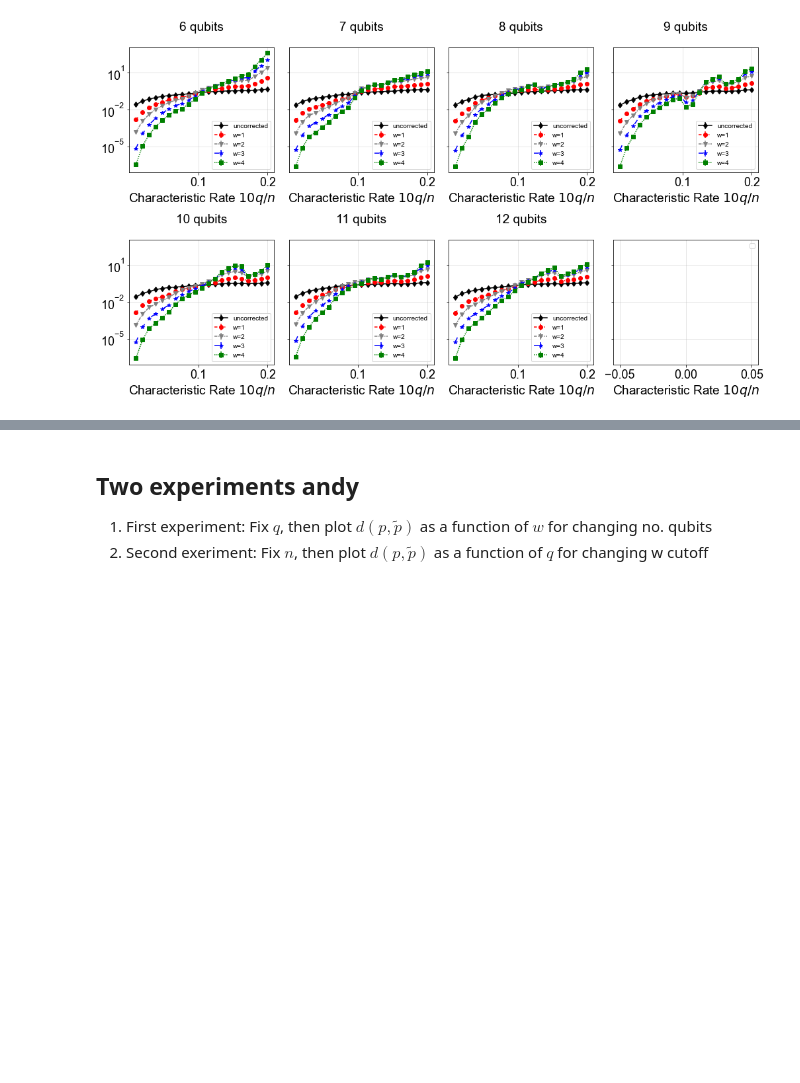
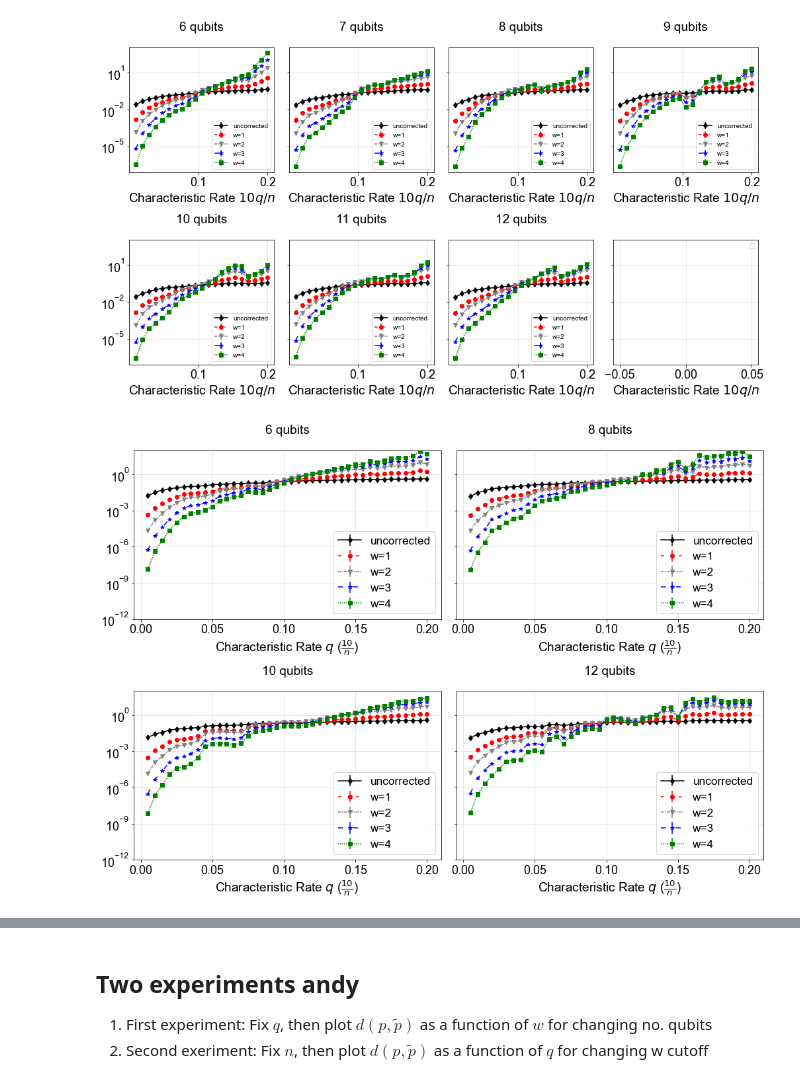
Before and after one commit to peterse/perturbative_readout_correction, a Jupyter notebook: make_plot_2_full_distribution_scaling.ipynb, the cells around one changed output, grey strips where cells are left out. Saved outputs shown, nothing was run; the diff lists cells and outputs as text; code cells hidden in the pictures; blank space fills up the shorter version.

```diff
--- a/make_plot_2_full_distribution_scaling.ipynb
+++ b/make_plot_2_full_distribution_scaling.ipynb
@@ -672,3 +810,46 @@ for ax in ax_list:
 # fig.savefig("figures/figure2.pdf")
 # %% [output]
 [figure]
+# %%
+ntrials = 20
+qvals = np.linspace(0.005 , 0.2, 40)
+
+plt.style.use('./style.mplstyle')
+fig, axes = plt.subplots(2, 2, figsize=(14, 10), constrained_layout=True, sharey=True)
+
+x = np.asarray([0] + wvals)
+
+leglabs = [f"{x} qubits" for x in nqubits_lst]
+markers = ['s', '*', 'v', 'o', 'd']
+colors = ['k', 'r', 'gray', 'b', 'g']
+
+# Second figure: plot trace distance asfu of characteristic q
+leglabels = ["uncorrected"] + [f"w={w}" for w in wvals]
+linestyles = ["solid", (0, (3, 7, 1, 7)), (0, (3, 1, 1, 1)), (0, (5, 10)), (0, (1, 1))]
+markers_2 = list(reversed(markers)) # scramble these to avoid visual continuity
+
+ax_list = [axes[0, 0], axes[0, 1], axes[1, 0], axes[1, 1]]
+n_qubits_list = [6, 8, 10, 12]
+
+for n_qubits, ax in zip(n_qubits_list, ax_list):
+    q_outcomes = np.load("{}qubits_scaling_results_4.npy".format(n_qubits))
+    q_avg_outcomes = q_outcomes.mean(axis=2)
+    q_var_outcomes = q_outcomes.std(axis=2) / np.sqrt(ntrials) # "standard error" = SD / sqrt(ntrials)
+    # q_var_outcomes = q_outcomes.std(axis=2) # "standard error" = SD / sqrt(ntrials)
+    for j, y in enumerate(q_avg_outcomes):
+        confidence = q_var_outcomes[j]
+        ax.errorbar(qvals, y, yerr=confidence, label=leglabels[j], marker=markers_2[j], ls=linestyles[j], c=colors[j])
+    ax.set_title('{nq} qubits'.format(nq=n_qubits))
+
+# Formatting for both
+for ax in ax_list:
+    ax.set_xlabel(r"Characteristic Rate $q$ ($\frac{10}{n}$) ")
+    ax.legend(leglabels)
+    ax.grid(True, alpha=0.4)
+    ax.set_ylim(10**-12, 10**2)
+    ax.semilogy()
+
+
+# fig.savefig("figures/figure2.pdf")
+# %% [output]
+[figure, added]
```
Also changed, not shown: parts of 8 cells of this notebook, 11 other files.
